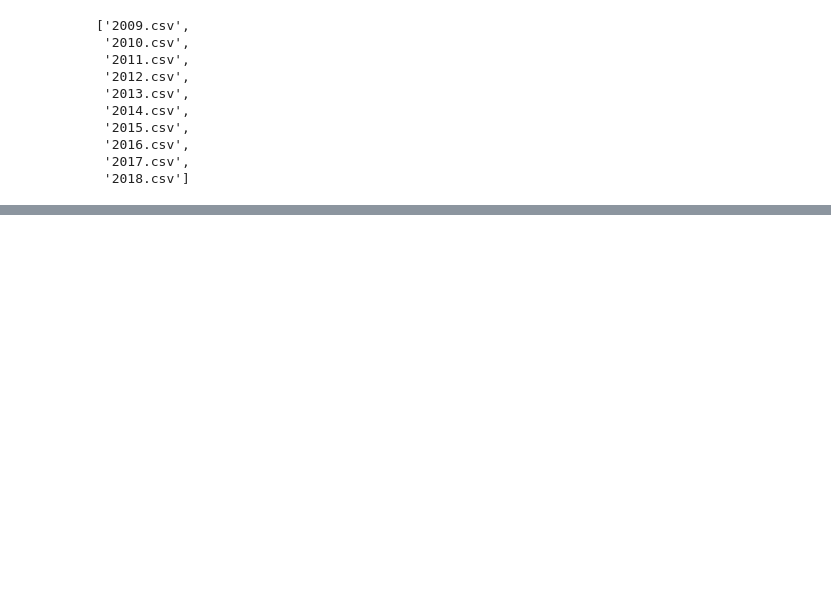
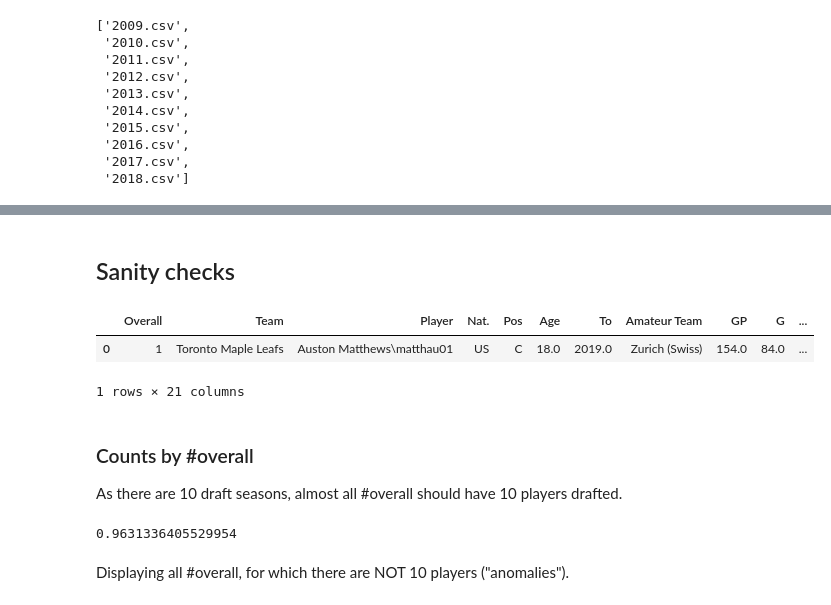
Before and after one commit to stepan-o/nhl_draft, a Jupyter notebook: notebooks/nhl_draft.ipynb, the cells around one changed output, grey strips where cells are left out. Drawn from its saved outputs; the diff is of its cells as text; code cells hidden in the pictures; blank space fills up the shorter version.

```diff
--- a/notebooks/nhl_draft.ipynb
+++ b/notebooks/nhl_draft.ipynb
@@ -71,0 +78,21 @@ memory usage: 444.2+ KB
+# %% [markdown]
+## Sanity checks
+# %%
+# #1 overall pick from 2016
+mask1 = df['year'] == 2016
+mask2 = df['Overall'] == 1
+df[mask1 & mask2]
+# %% [output]
+|  | Overall | Team | Player | Nat. | Pos | Age | To | Amateur Team | GP | G | ... |
+| 0 | 1 | Toronto Maple Leafs | Auston Matthews\matthau01 | US | C | 18.0 | 2019.0 | Zurich (Swiss) | 154.0 | 84.0 | ... |
+1 rows × 21 columns
+# %% [markdown]
+### Counts by #overall
+As there are 10 draft seasons, almost all #overall should have 10 players drafted.
+# %%
+counts = df['Overall'].value_counts()
+len(counts[counts == 10]) / len(counts)
+# %% [output]
+0.9631336405529954
+# %% [markdown]
+Displaying all #overall, for which there are NOT 10 players ("anomalies").
```
Also changed, not shown: parts of 8 cells of this notebook.
